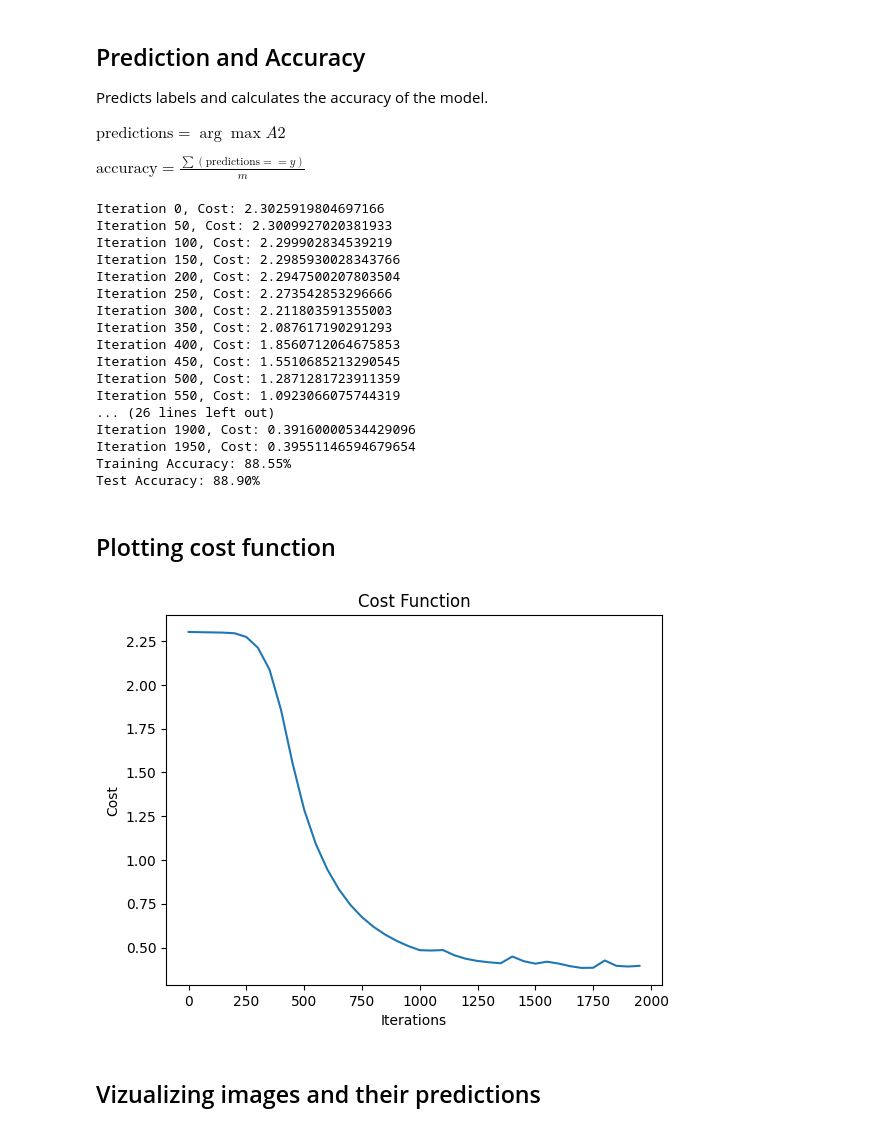
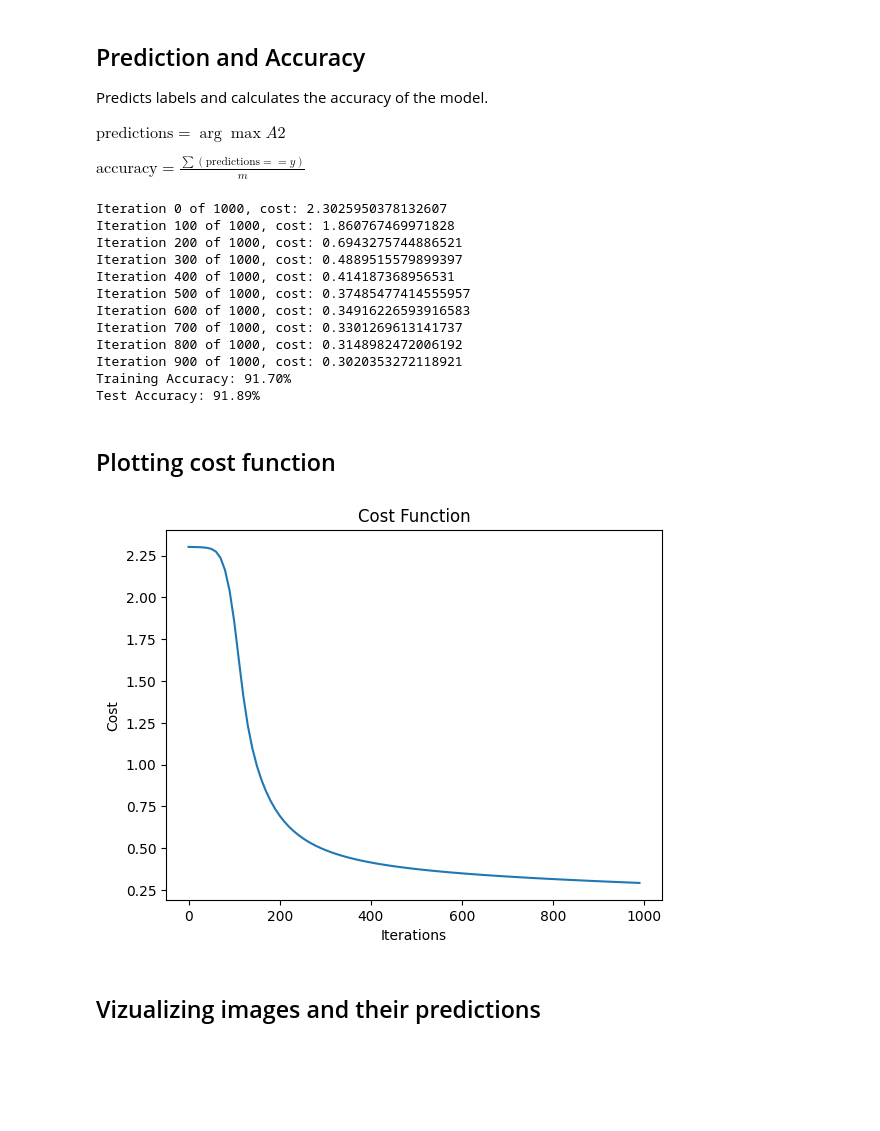
Before and after one commit to vk7061iitb/Facial-Recognition, a Jupyter notebook: Assingment1/assingment1.ipynb, the cells around one changed output. Drawn from its saved outputs; the diff is of its cells as text; code cells hidden in the pictures; blank space fills up the shorter version.

```diff
--- a/Assingment1/assingment1.ipynb
+++ b/Assingment1/assingment1.ipynb
@@ -183,7 +181,7 @@ $ A_2 = \text{softmax}(Z_2)$
 # %%
 def forward_propagation(X, W1, b1, W2, b2):
     Z1 = np.dot(X, W1) + b1
-    A1 = tanh(Z1)  # Use tanh activation for hidden layer
+    A1 = relu(Z1)  # Use tanh activation for hidden layer
     Z2 = np.dot(A1, W2) + b2
     A2 = softmax(Z2)  # Use softmax activation for output layer
     return Z1, A1, Z2, A2
@@ -212,7 +210,7 @@ def backward_propagation(X, Y, Z1, A1, A2, W1, W2):
     dW2 = np.dot(A1.T, dZ2) / m
     db2 = np.sum(dZ2, axis=0, keepdims=True) / m
     dA1 = np.dot(dZ2, W2.T)
-    dZ1 = dA1 * derivative_tanh(Z1)  # Use derivative of tanh for hidden layer
+    dZ1 = dA1 * derivative_relu(Z1)  # Use derivative of relu for hidden layer
     dW1 = np.dot(X.T, dZ1) / m
     db1 = np.sum(dZ1, axis=0, keepdims=True) / m
     return dW1, db1, dW2, db2
@@ -283,9 +281,9 @@ def evaluate_model(X_test, y_test, W1, b1, W2, b2):
 
 
 # Train the model
-hidden_size = 128
+hidden_size = 256
 learning_rate = 0.1
-iterations = 2000
+iterations = 1000
 W1, b1, W2, b2, cost_list = model(
     X, y_one_hot, hidden_size, learning_rate, iterations)
 
@@ -300,35 +298,30 @@ print(f"Training Accuracy: {train_accuracy * 100:.2f}%")
 test_accuracy = evaluate_model(X_test, y_test, W1, b1, W2, b2)
 print(f"Test Accuracy: {test_accuracy * 100:.2f}%")
 # %% [output]
-Iteration 0, Cost: 2.3025919804697166
-Iteration 50, Cost: 2.3009927020381933
-Iteration 100, Cost: 2.299902834539219
-Iteration 150, Cost: 2.2985930028343766
-Iteration 200, Cost: 2.2947500207803504
-Iteration 250, Cost: 2.273542853296666
-Iteration 300, Cost: 2.211803591355003
-Iteration 350, Cost: 2.087617190291293
-Iteration 400, Cost: 1.8560712064675853
-Iteration 450, Cost: 1.5510685213290545
-Iteration 500, Cost: 1.2871281723911359
-Iteration 550, Cost: 1.0923066075744319
-... (26 lines left out)
-Iteration 1900, Cost: 0.39160000534429096
-Iteration 1950, Cost: 0.39551146594679654
-Training Accuracy: 88.55%
-Test Accuracy: 88.90%
+Iteration 0 of 1000, cost: 2.3025950378132607
+Iteration 100 of 1000, cost: 1.860767469971828
+Iteration 200 of 1000, cost: 0.6943275744886521
+Iteration 300 of 1000, cost: 0.4889515579899397
+Iteration 400 of 1000, cost: 0.414187368956531
+Iteration 500 of 1000, cost: 0.37485477414555957
+Iteration 600 of 1000, cost: 0.34916226593916583
+Iteration 700 of 1000, cost: 0.3301269613141737
+Iteration 800 of 1000, cost: 0.3148982472006192
+Iteration 900 of 1000, cost: 0.3020353272118921
+Training Accuracy: 91.70%
+Test Accuracy: 91.89%
 # %% [markdown]
 ## Plotting cost function
 # %%
 # Plot the cost function
-t = np.arange(0, iterations, 50)
+t = np.arange(0, iterations, 10)
 plt.plot(t, cost_list)
 plt.xlabel('Iterations')
 plt.ylabel('Cost')
 plt.title('Cost Function')
 plt.show()
 # %% [output]
-[figure, old version]
+[figure, new version]
 # %% [markdown]
 ## Vizualizing images and their predictions
 # %%
```
Also changed, not shown: parts of 3 cells of this notebook, 10 other files.
